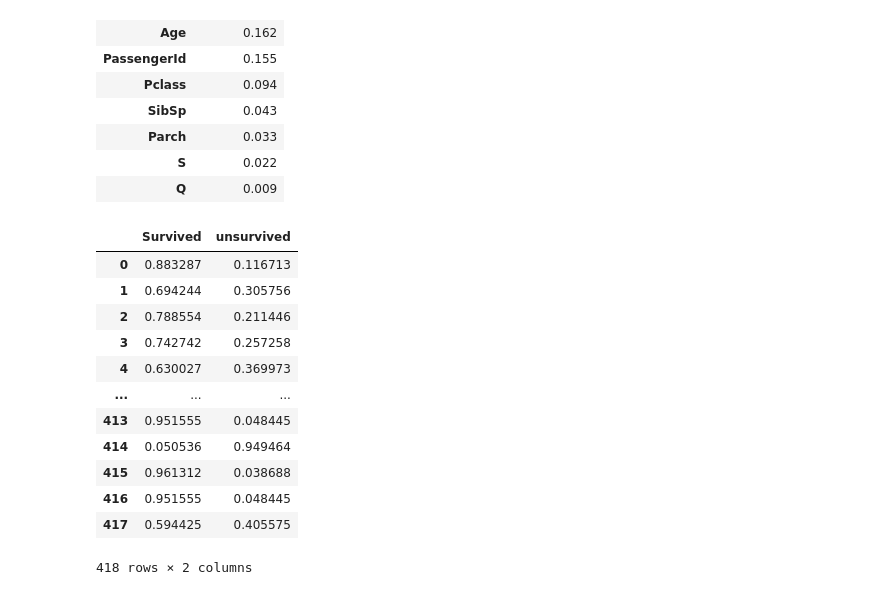
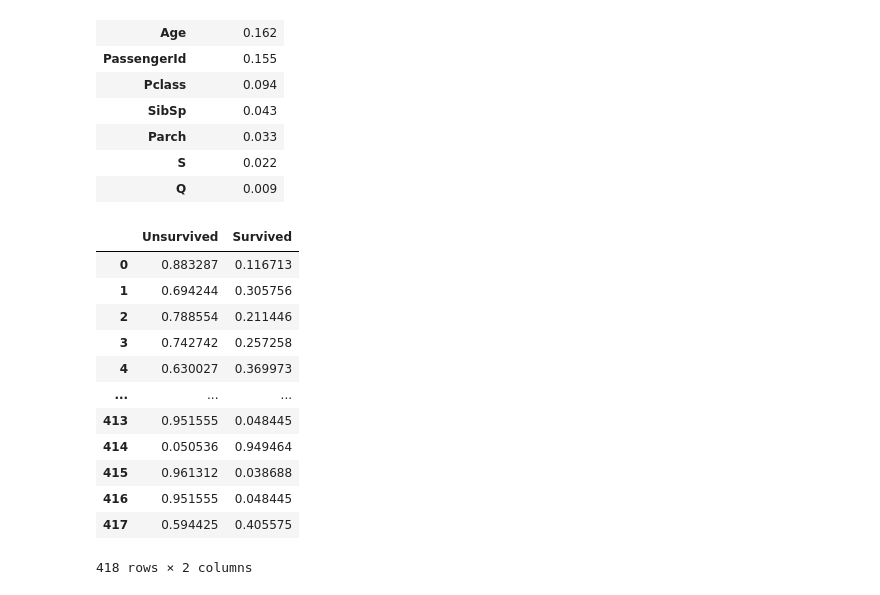
Before and after one commit to 530427793/jiangren, a Jupyter notebook: Titanic_random_forest1.ipynb, the cells around one changed output. Saved outputs shown, nothing was run; the diff lists cells and outputs as text; code cells hidden in the pictures.

```diff
--- a/Titanic_random_forest1.ipynb
+++ b/Titanic_random_forest1.ipynb
@@ -353,10 +397,10 @@ importances
 | S | 0.022 |
 | Q | 0.009 |
 # %%
-test_survived = pd.DataFrame({'Survived' : test_preds[:,0],'unsurvived':test_preds[:,1]})
+test_survived = pd.DataFrame({'Unsurvived' : test_preds[:,0],'Survived':test_preds[:,1]})
 test_survived
 # %% [output]
-|  | Survived | unsurvived |
+|  | Unsurvived | Survived |
 | 0 | 0.883287 | 0.116713 |
 | 1 | 0.694244 | 0.305756 |
 | 2 | 0.788554 | 0.211446 |
```
Also changed, not shown: parts of 17 cells of this notebook.
